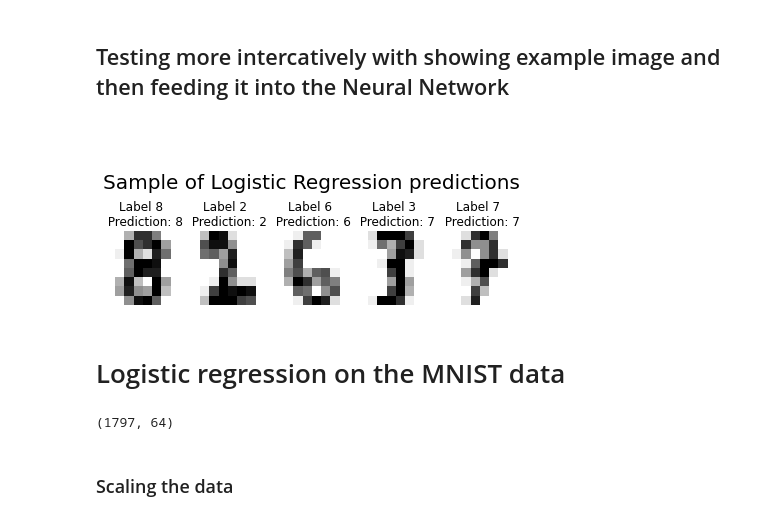
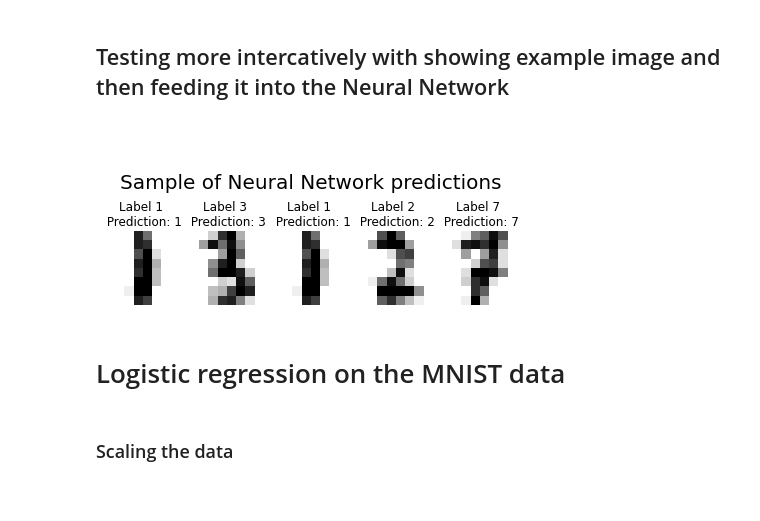
Before and after one commit to haakools/FYS-STK4155AUTUMN, a Jupyter notebook: Project 2/Project2_main.ipynb, the cells around one changed output. Cells and saved outputs as stored; diff of their text form; code cells hidden in the pictures.

Commit message:
Images and Finalized Main Script, added SGD analysis

```diff
--- a/Project 2/Project2_main.ipynb
+++ b/Project 2/Project2_main.ipynb
@@ -202,0 +203,6 @@ NN Testing accuracy: 0.931
+# %%
+# Fitting
+history = tf_classifier.fit(X_train, Y_train, epochs=100, batch_size=32,verbose=0)
+plt.plot(history.history["loss"], label="Cost")
+plt.plot(history.history["accuracy"], label="Accuracy")
+plt.legend()
@@ -202,0 +214,10 @@ NN Testing accuracy: 0.931
+# %%
+# Making predictions
+Y_tilde = tf_classifier.predict(X_train)
+Y_pred = tf_classifier.predict(X_test)
+
+#Printing Scores
+NN_train_acc = fn.accuracy(Y_train, np.argmax(Y_tilde, axis=1))
+NN_test_acc = fn.accuracy(Y_test, np.argmax(Y_pred, axis=1))
+print("tf. NN Training accuracy: %.3f" % NN_train_acc )
+print("tf. NN Testing accuracy: %.3f" % NN_test_acc )
@@ -204,7 +229,7 @@ NN Testing accuracy: 0.931
 ### Dependance of MNIST NN on different increasing l2 penalty term
 # %%
 # Looping over different lambdas
-lamb_array = np.logspace(-5,3,40)
+lamb_array = np.logspace(-5,3,20)
 mean_counter = 20
 train_acc = np.zeros(lamb_array.shape)
 test_acc = np.zeros(lamb_array.shape)
@@ -212,18 +237,21 @@ test_acc = np.zeros(lamb_array.shape)
 hidden_layers = [('relu',0),('relu',0.001),'softmax']
 layer_dims=[n_features,20,10,n_categories]
 for i in range(len(lamb_array)):
-    NNclassifier = fn.NN(layer_dims=layer_dims,
+    NNclassifier_lambda = fn.NN(layer_dims=layer_dims,
                          hidden_layers=hidden_layers,
                          cost_function='CrossEntropy',
                          optimization_method = "Adam",
                          batch_size = 32,
-                         max_epoch=300,
+                         max_epoch=100,
                          penalty="l2",
                          lamb=lamb_array[i],
                          verbose=0,
-                         learning_rate=0.001)
-    NNclassifier.fit(X_train, Y_train)
-    Y_tilde = NNclassifier.predict(X_train)
-    Y_pred = NNclassifier.predict(X_test)
-    train_acc[i] = fn.accuracy(Y_train.T, np.argmax(Y_tilde, axis=0))
-    test_acc[i] = fn.accuracy(Y_test.T, np.argmax(Y_pred, axis=0))
+                         learning_rate=0.01)
+    NNclassifier_lambda.fit(X_train.T, Y_train.T)
+    Y_tilde = NNclassifier_lambda.predict(X_train.T)
+    Y_pred = NNclassifier_lambda.predict(X_test.T)
+    train_acc[i] = fn.accuracy(Y_train, np.argmax(Y_tilde, axis=0))
+    test_acc[i] = fn.accuracy(Y_test, np.argmax(Y_pred, axis=0))
+
+    # Plotting loss and accuracy after each epoch
+    #NNclassifier.metric_plot()
@@ -242,23 +271,22 @@ plt.legend()
 # %%
 ## Selecting a figure
 indices = np.arange(len(X_test.T))
 entries = 5
 random_indices = np.random.choice(indices, size=entries)
 
-testing = X_test.T
 fig = plt.figure()
-for i, img in enumerate(testing[random_indices]):
+for i, img in enumerate(X_test[random_indices]):
     plt.subplot(1, entries, i+1)
     plt.axis('off')
     plt.imshow(img.reshape(8,8), cmap=plt.cm.gray_r, interpolation='nearest')
     pred_int = np.argmax(NNclassifier.predict(img.reshape(-1,1)), axis=0)[0]
-    label_digit = np.argmax(Y_test[:,random_indices[i]], axis=0)
+    label_digit = np.argmax(Y_test[random_indices[i],:], axis=0)
     plt.title("Label %d \n Prediction: %i" % (label_digit,np.int(pred_int)))
 plt.tight_layout()
-fig.suptitle("\n\nSample of Logistic Regression predictions", fontsize=20)
+fig.suptitle("\n\nSample of Neural Network predictions", fontsize=20)
 plt.show()
 # %% [output]
-[figure, old version]
+[figure, new version]
 # %% [markdown]
 # Logistic regression on the MNIST data
 # %%
@@ -280,10 +308,6 @@ n_features = X.shape[1]
 n_categories = Y.shape[1]
 
 X_train, X_test, Y_train, Y_test = train_test_split(X,Y,test_size = 0.2)
-# %%
-X.shape
-# %% [output]
-(1797, 64)
 # %% [markdown]
 ### Scaling the data
 # %%
```
Also changed, not shown: parts of 42 cells of this notebook, 25 other files.
